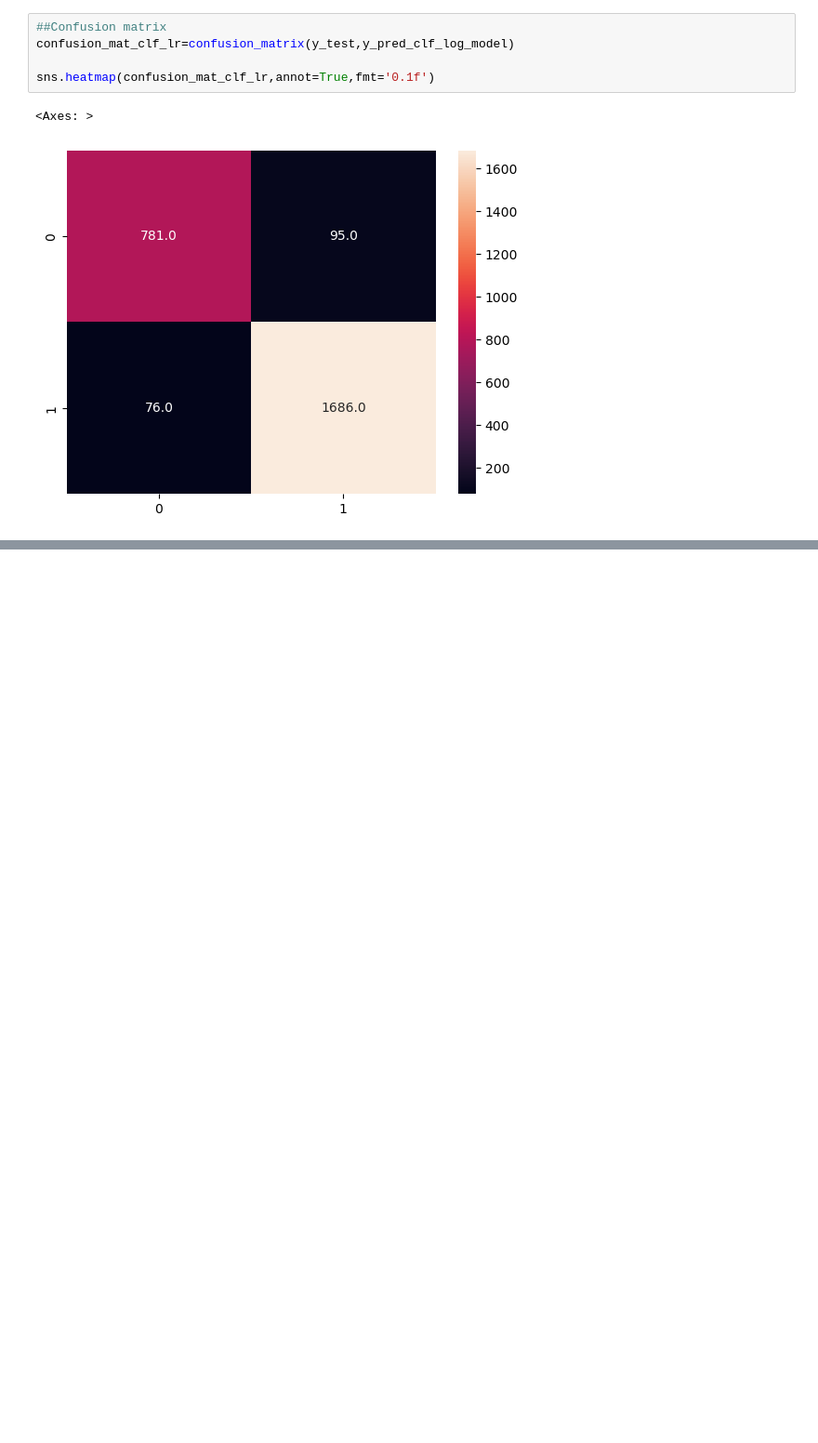
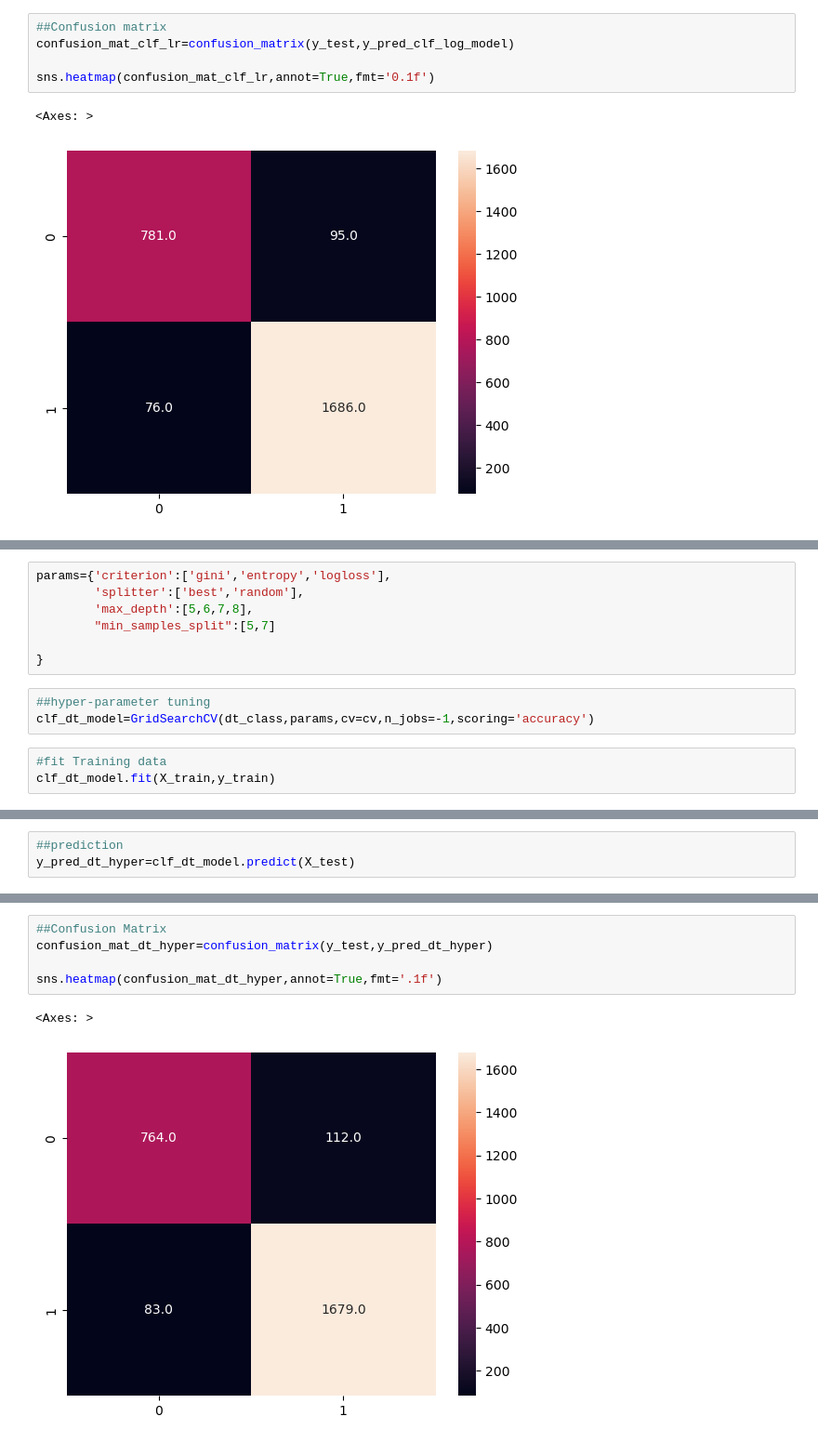
Before and after one commit to abhishek-paul-d/AirlinePassenger-Referral-Predictor, a Jupyter notebook: experiments.ipynb, the cells around one changed output, grey strips where cells are left out. Shown at 93% size. Saved outputs shown, nothing was run; the diff lists cells and outputs as text; blank space fills up the shorter version.

```diff
--- a/experiments.ipynb
+++ b/experiments.ipynb
@@ -735,0 +790,13 @@ sns.heatmap(confusion_mat_clf_lr,annot=True,fmt='0.1f')
+# %%
+params={'criterion':['gini','entropy','logloss'],
+        'splitter':['best','random'],
+        'max_depth':[5,6,7,8],
+        "min_samples_split":[5,7]
+
+}
+# %%
+##hyper-parameter tuning
+clf_dt_model=GridSearchCV(dt_class,params,cv=cv,n_jobs=-1,scoring='accuracy')
+# %%
+#fit Training data
+clf_dt_model.fit(X_train,y_train)
@@ -735,0 +810,3 @@ sns.heatmap(confusion_mat_clf_lr,annot=True,fmt='0.1f')
+# %%
+##prediction
+y_pred_dt_hyper=clf_dt_model.predict(X_test)
@@ -735,0 +840,8 @@ sns.heatmap(confusion_mat_clf_lr,annot=True,fmt='0.1f')
+# %%
+##Confusion Matrix
+confusion_mat_dt_hyper=confusion_matrix(y_test,y_pred_dt_hyper)
+
+sns.heatmap(confusion_mat_dt_hyper,annot=True,fmt='.1f')
+# %% [output]
+<Axes: >
+[figure, added]
```
Also changed, not shown: parts of 32 cells of this notebook.
